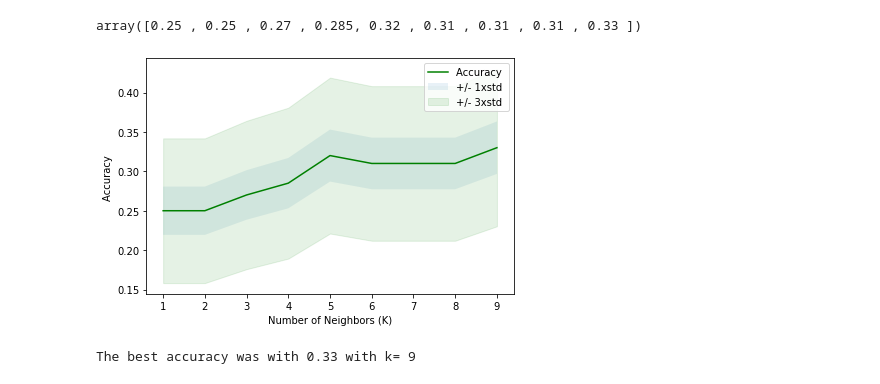
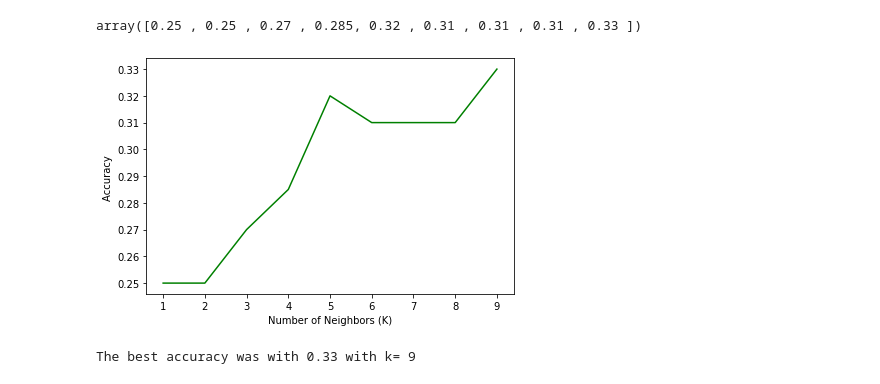
Before and after one commit to nikhilCad/KthNearestNeighbour, a Jupyter notebook: KthNearestNeighbour.ipynb, the cells around one changed output. Cells and saved outputs as stored; diff of their text form; code cells hidden in the pictures.

```diff
--- a/KthNearestNeighbour.ipynb
+++ b/KthNearestNeighbour.ipynb
@@ -93,7 +93,6 @@ Test set Accuracy:  0.285
 #Model for different values of K
 Ks = 10
 mean_acc = np.zeros((Ks-1))
-std_acc = np.zeros((Ks-1))
 
 for n in range(1,Ks):
 
@@ -102,24 +101,18 @@ for n in range(1,Ks):
     yhat=neigh.predict(X_test)
     mean_acc[n-1] = metrics.accuracy_score(y_test, yhat)
 
-
-    std_acc[n-1]=np.std(yhat==y_test)/np.sqrt(yhat.shape[0])
-
 mean_acc
 # %% [output]
 array([0.25 , 0.25 , 0.27 , 0.285, 0.32 , 0.31 , 0.31 , 0.31 , 0.33 ])
 # %%
 #Plot these accuracies for different Ks
 plt.plot(range(1,Ks),mean_acc,'g')
-plt.fill_between(range(1,Ks),mean_acc - 1 * std_acc,mean_acc + 1 * std_acc, alpha=0.10)
-plt.fill_between(range(1,Ks),mean_acc - 3 * std_acc,mean_acc + 3 * std_acc, alpha=0.10,color="green")
-plt.legend(('Accuracy ', '+/- 1xstd','+/- 3xstd'))
 plt.ylabel('Accuracy ')
 plt.xlabel('Number of Neighbors (K)')
 plt.tight_layout()
 plt.show()
 # %% [output]
-[figure, old version]
+[figure, new version]
 # %%
 #Best value of K for given dataset
 #numpy.argmax() function returns indices of the max element of the array
```
